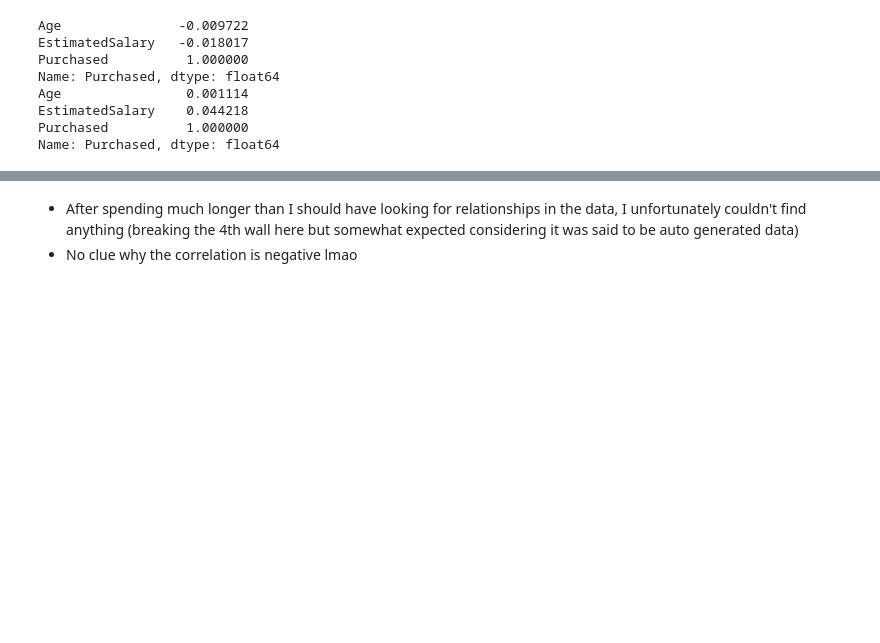
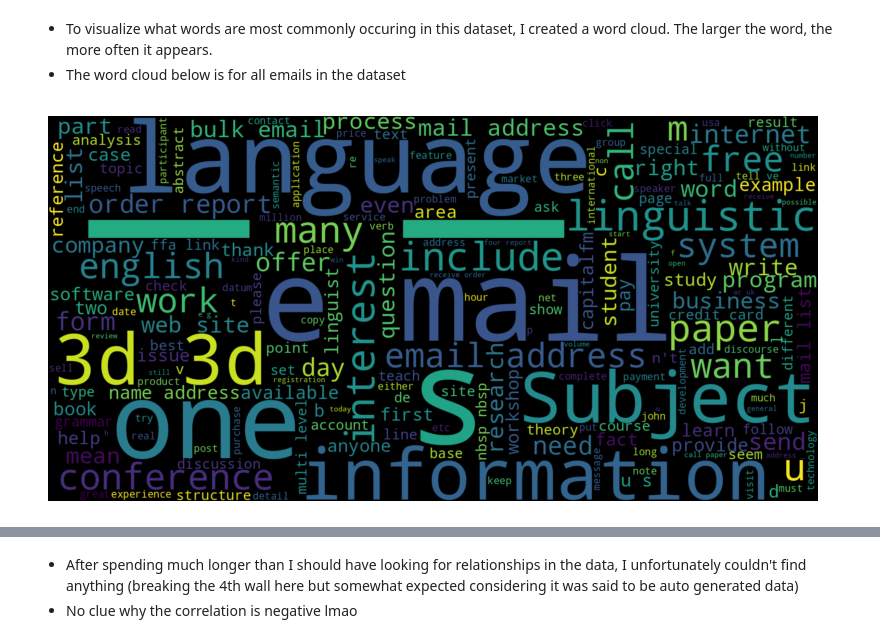
Before and after one commit to victorbjafet/project3ML, a Jupyter notebook: Project_3.ipynb, the cells around one changed output, grey strips where cells are left out. Saved outputs shown, nothing was run; the diff lists cells and outputs as text; code cells hidden in the pictures; blank space fills up the shorter version.

```diff
--- a/Project_3.ipynb
+++ b/Project_3.ipynb
@@ -23,0 +9,21 @@ print(str(len(dataframe)) + " rows in dataframe")
+# %%
+import numpy as np
+import pandas as pd
+import matplotlib.pyplot as plt
+import os
+
+columnaxis = []
+
+for filename in os.listdir("mail"): #loop through a list of every email filename in the mail folder
+    if not os.path.isdir(filename):
+        with open("mail/" + filename, 'r') as file: #open each file
+            spambool = "spm" in filename #create boolean based on whether the email is spam or not
+            content = file.read() #get text contents of file, aka the actual email
+            row = [spambool, content] #create row array
+            columnaxis.append(row) #add to list that will become a dataframe
+dataframe = pd.DataFrame(columnaxis, columns=['Spam', 'Content'])
+
+# columns: Spam, Content
+
+# all modifications to dataset go under here
+print(str(len(dataframe)) + " rows in dataframe")
@@ -81,14 +51,16 @@ plt.show()
-# %%
-corr_matrix = dataframe.drop(columns=["Gender"]).corr()
-print(corr_matrix["Purchased"])
-corr_matrix = dataframe.drop(columns=["Gender"]).abs().corr()
-print(corr_matrix["Purchased"])
-# %% [output]
-Age               -0.009722
-EstimatedSalary   -0.018017
-Purchased          1.000000
-Name: Purchased, dtype: float64
-Age                0.001114
-EstimatedSalary    0.044218
-Purchased          1.000000
-Name: Purchased, dtype: float64
+# %% [markdown]
+- To visualize what words are most commonly occuring in this dataset, I created a word cloud. The larger the word, the more often it appears.
+- The word cloud below is for all emails in the dataset
+# %%
+from wordcloud import WordCloud
+
+text = dataframe["Content"].str.cat(sep='\n') #combine EVERY SINGLE ROW OF TEXT into A SINGLE STRING.....
+# print(text[:10000]) #just checking that it works lol
+
+wordcloud = WordCloud(width=1600, height=800).generate(text) #make the word cloud with a high resolution to see lots of detail
+plt.figure(figsize=(10,5)) #increase size of image
+plt.imshow(wordcloud, interpolation='bilinear')
+plt.axis("off")
+plt.show()
+# %% [output]
+[figure, added]
```
Also changed, not shown: parts of 14 cells of this notebook.
